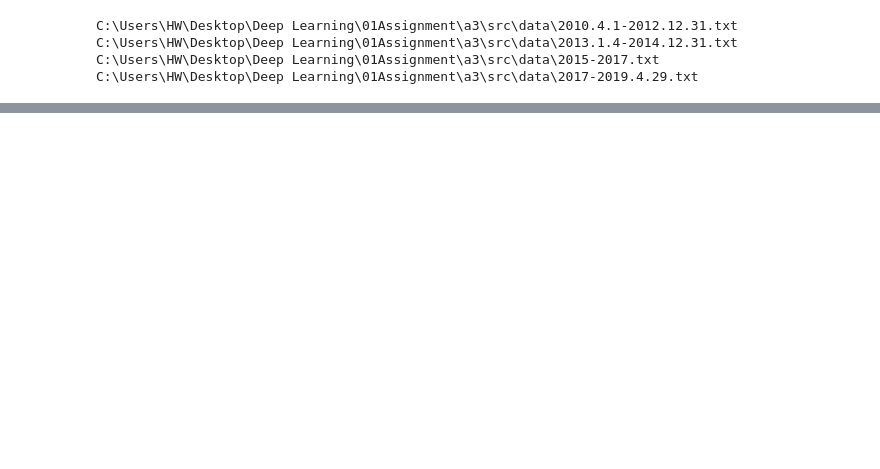
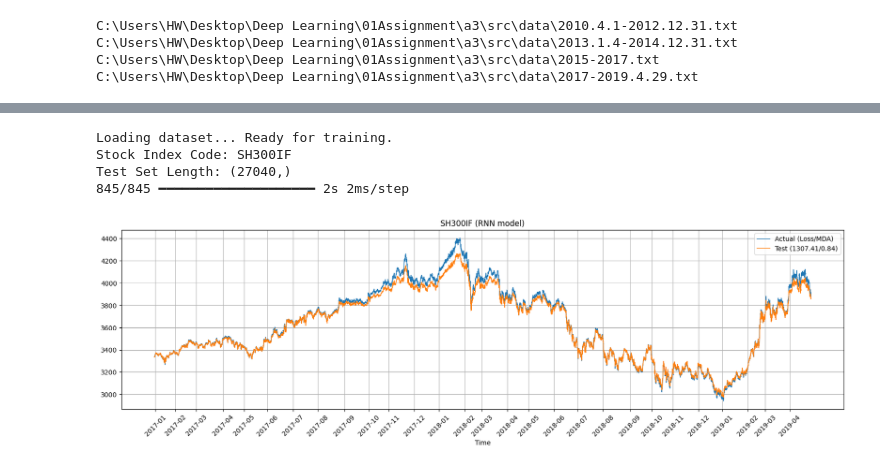
Before and after one commit to wh01019/Deeplearning_a3, a Jupyter notebook: predict-stock-rnn_50_Adam.ipynb, the cells around one changed output, grey strips where cells are left out. Cells and saved outputs as stored; diff of their text form; code cells hidden in the pictures; blank space fills up the shorter version.

```diff
--- a/predict-stock-rnn_50_Adam.ipynb
+++ b/predict-stock-rnn_50_Adam.ipynb
@@ -369,0 +433,24 @@ plot_seqs(testset, datetime=datetime, labels=labels_loss)
+# %%
+# Long-term
+test_data = StockIndexDataset(datasets_path[3], time_steps=RNN_params['time_steps'],
+                              forecast_steps=RNN_params['forecast_steps'],
+                              batch_size=RNN_params['batch_size'], test_only=True)
+test_data.info()
+# Create a ModelPredictions object containing results of the Simple RNN model on the test data set
+RNN_test = ModelPredictions(saved_RNN,
+                            X = test_data.X,
+                            y = test_data.y,
+                            raw_y = test_data.raw_seq[:,1],
+                            datetime = test_data.datetime,
+                            window = RNN_params['window'],
+                            batch_size = RNN_params['batch_size'])
+
+# Plot the testing results
+labels = ['Actual', 'Test']
+RNN_test.plot_predictions(title="SH300IF (RNN model)", labels=labels)
+# %% [output]
+Loading dataset... Ready for training.
+Stock Index Code: SH300IF
+Test Set Length: (27040,)
+845/845 ━━━━━━━━━━━━━━━━━━━━ 2s 2ms/step
+[figure, added]
```
Also changed, not shown: parts of 6 cells of this notebook.
